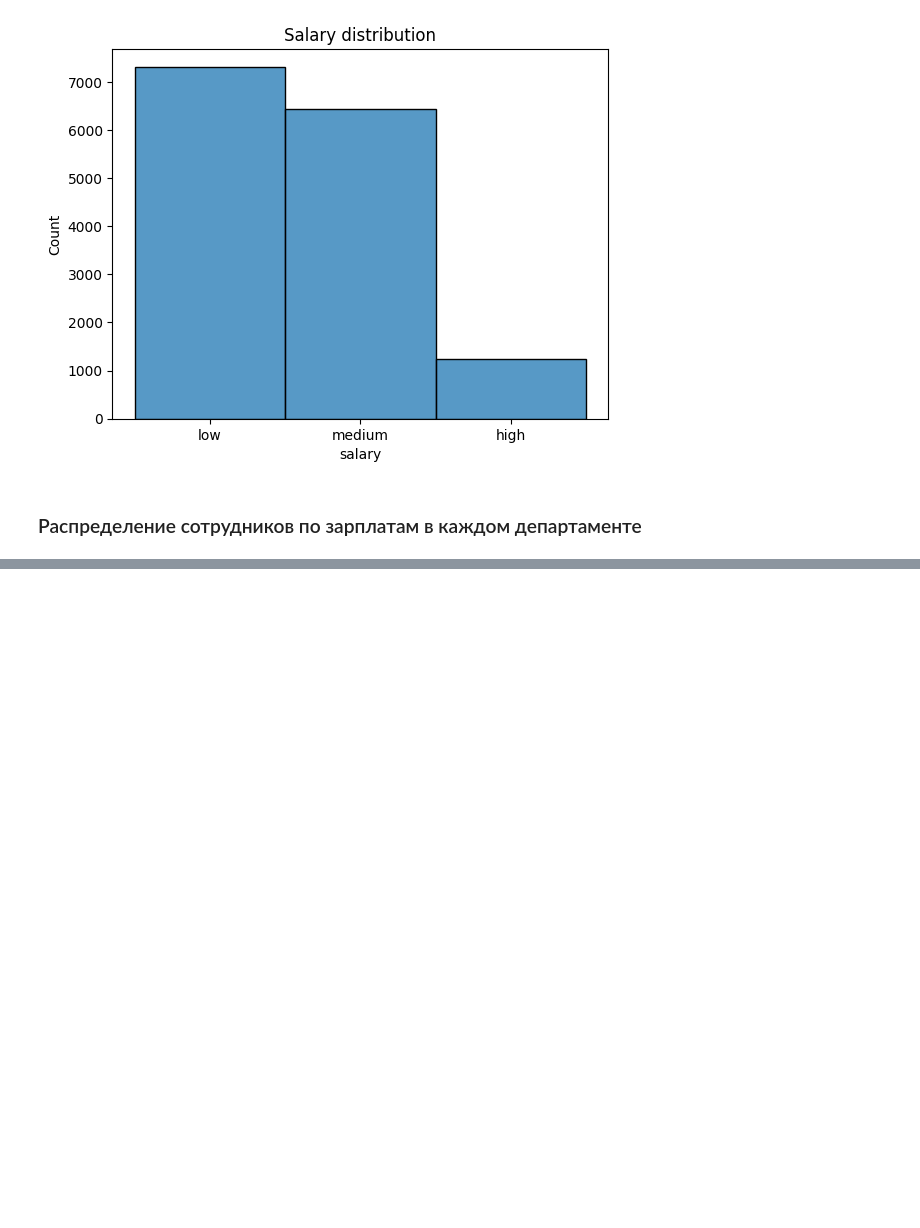
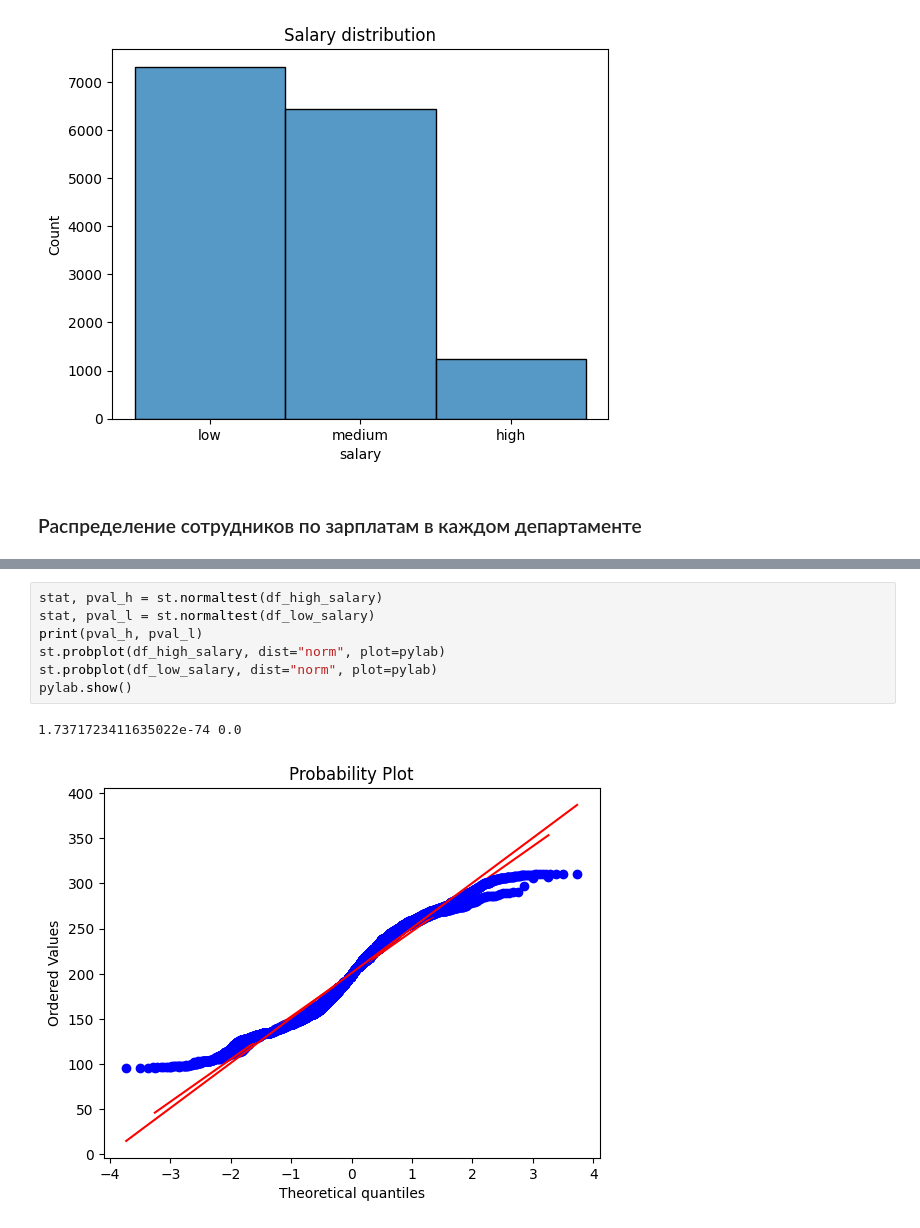
Before and after one commit to archimage-wiz/DS_PythonStat_Hw_Final, a Jupyter notebook: Hw_.ipynb, the cells around one changed output, grey strips where cells are left out. Saved outputs shown, nothing was run; the diff lists cells and outputs as text; blank space fills up the shorter version.

```diff
--- a/Hw_.ipynb
+++ b/Hw_.ipynb
@@ -153,0 +182,10 @@ plt.show()
+# %%
+stat, pval_h = st.normaltest(df_high_salary)
+stat, pval_l = st.normaltest(df_low_salary)
+print(pval_h, pval_l)
+st.probplot(df_high_salary, dist="norm", plot=pylab)
+st.probplot(df_low_salary, dist="norm", plot=pylab)
+pylab.show()
+# %% [output]
+1.7371723411635022e-74 0.0
+[figure, added]
```
Also changed, not shown: parts of 20 cells of this notebook.
